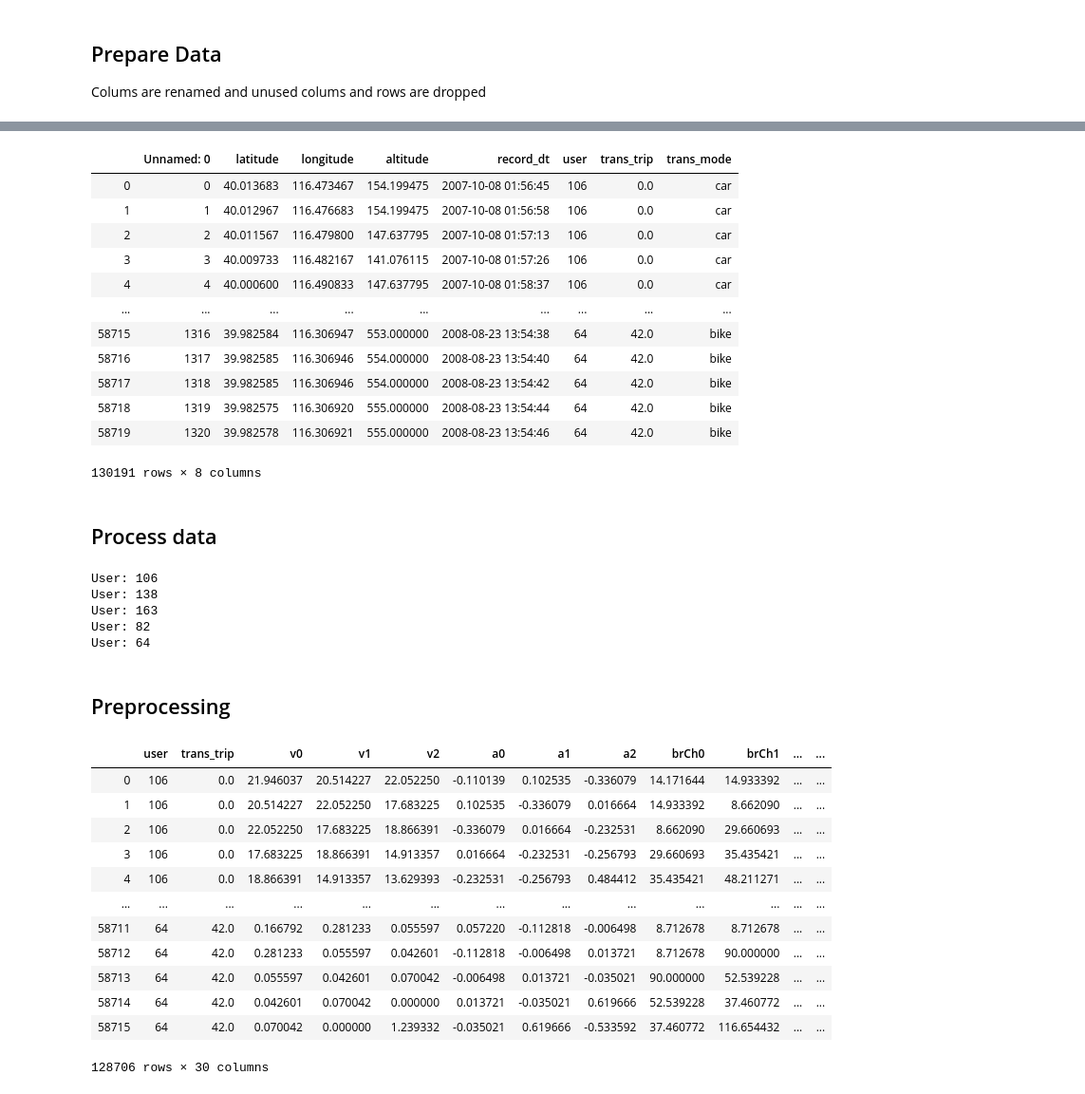
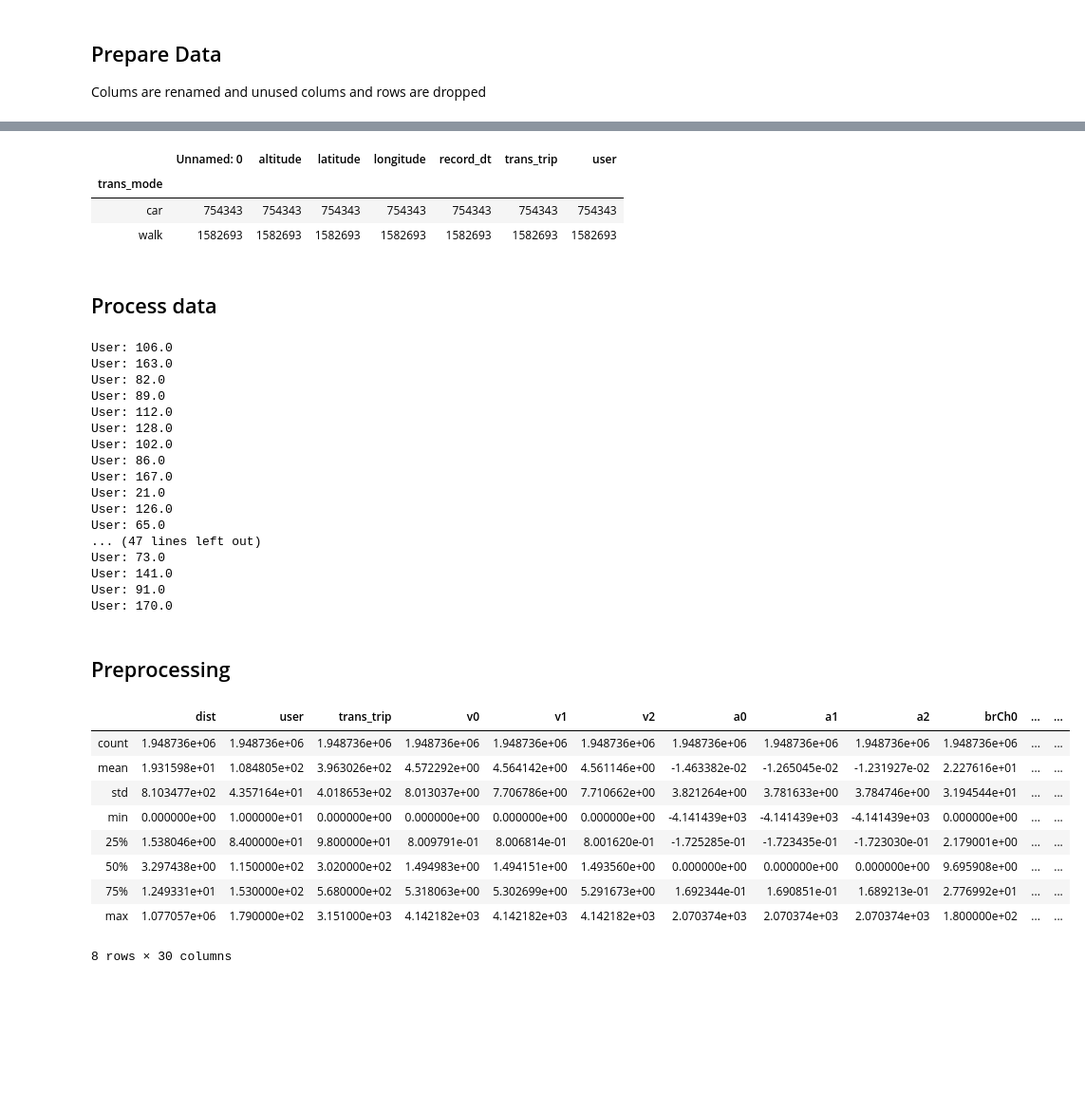
Before and after one commit to greenBene/ba-ml-model, a Jupyter notebook: feature-extraction and preprocessing.ipynb, the cells around one changed output, grey strips where cells are left out. Shown at 95% size. Cells and saved outputs as stored; diff of their text form; code cells hidden in the pictures; blank space fills up the shorter version.

```diff
--- a/feature-extraction and preprocessing.ipynb
+++ b/feature-extraction and preprocessing.ipynb
@@ -74,23 +116,20 @@ array(['car', 'walk', 'bike', 'bus', 'subway', 'airplane', 'train', 'run'],
 # %%
-used_classes = ['car', 'walk', 'bike', 'train']
+used_classes = ['car', 'walk']
 
 data_raw = data_raw.drop(data_raw[~data_raw['trans_mode'].isin(used_classes)].index)
+# %%
+data = pd.DataFrame()
+data = pd.concat([data_raw[data_raw["trans_mode"] == "car"], data_raw[data_raw["trans_mode"] == "walk"]])
+#data_raw[data_raw["trans_mode"] == "car"]
+# %%
+data.groupby(by="trans_mode").count()
+# %% [output]
+|  | Unnamed: 0 | altitude | latitude | longitude | record_dt | trans_trip | user |
+| trans_mode |  |  |  |  |  |  |  |
+| car | 754343 | 754343 | 754343 | 754343 | 754343 | 754343 | 754343 |
+| walk | 1582693 | 1582693 | 1582693 | 1582693 | 1582693 | 1582693 | 1582693 |
 # %%
-data_raw
+data_raw = data
-# %% [output]
-|  | Unnamed: 0 | latitude | longitude | altitude | record_dt | user | trans_trip | trans_mode |
-| 0 | 0 | 40.013683 | 116.473467 | 154.199475 | 2007-10-08 01:56:45 | 106 | 0.0 | car |
-| 1 | 1 | 40.012967 | 116.476683 | 154.199475 | 2007-10-08 01:56:58 | 106 | 0.0 | car |
-| 2 | 2 | 40.011567 | 116.479800 | 147.637795 | 2007-10-08 01:57:13 | 106 | 0.0 | car |
-| 3 | 3 | 40.009733 | 116.482167 | 141.076115 | 2007-10-08 01:57:26 | 106 | 0.0 | car |
-| 4 | 4 | 40.000600 | 116.490833 | 147.637795 | 2007-10-08 01:58:37 | 106 | 0.0 | car |
-| ... | ... | ... | ... | ... | ... | ... | ... | ... |
-| 58715 | 1316 | 39.982584 | 116.306947 | 553.000000 | 2008-08-23 13:54:38 | 64 | 42.0 | bike |
-| 58716 | 1317 | 39.982585 | 116.306946 | 554.000000 | 2008-08-23 13:54:40 | 64 | 42.0 | bike |
-| 58717 | 1318 | 39.982585 | 116.306946 | 554.000000 | 2008-08-23 13:54:42 | 64 | 42.0 | bike |
-| 58718 | 1319 | 39.982575 | 116.306920 | 555.000000 | 2008-08-23 13:54:44 | 64 | 42.0 | bike |
-| 58719 | 1320 | 39.982578 | 116.306921 | 555.000000 | 2008-08-23 13:54:46 | 64 | 42.0 | bike |
-130191 rows × 8 columns
 # %% [markdown]
 ## Process data
 # %%
@@ -129,6 +168,7 @@ for user in users[:files_to_read]:
         temp =  pd.DataFrame()
 
         ## Labels, not used for ml model
+        temp['dist'] = data_traj['dist']
         temp['user'] = data_traj['user']
         temp['trans_trip'] = data_traj['trans_trip']
 
@@ -182,31 +222,40 @@ for user in users[:files_to_read]:
 
         data = pd.concat([data,temp])
 # %% [output]
-User: 106
-User: 138
-User: 163
-User: 82
-User: 64
+User: 106.0
+User: 163.0
+User: 82.0
+User: 89.0
+User: 112.0
+User: 128.0
+User: 102.0
+User: 86.0
+User: 167.0
+User: 21.0
+User: 126.0
+User: 65.0
+... (47 lines left out)
+User: 73.0
+User: 141.0
+User: 91.0
+User: 170.0
 # %% [markdown]
 ## Preprocessing
 # %%
 final = data
 # %%
-final
+final.describe()
 # %% [output]
-|  | user | trans_trip | v0 | v1 | v2 | a0 | a1 | a2 | brCh0 | brCh1 | ... | ... |
-| 0 | 106 | 0.0 | 21.946037 | 20.514227 | 22.052250 | -0.110139 | 0.102535 | -0.336079 | 14.171644 | 14.933392 | ... | ... |
-| 1 | 106 | 0.0 | 20.514227 | 22.052250 | 17.683225 | 0.102535 | -0.336079 | 0.016664 | 14.933392 | 8.662090 | ... | ... |
-| 2 | 106 | 0.0 | 22.052250 | 17.683225 | 18.866391 | -0.336079 | 0.016664 | -0.232531 | 8.662090 | 29.660693 | ... | ... |
-| 3 | 106 | 0.0 | 17.683225 | 18.866391 | 14.913357 | 0.016664 | -0.232531 | -0.256793 | 29.660693 | 35.435421 | ... | ... |
-| 4 | 106 | 0.0 | 18.866391 | 14.913357 | 13.629393 | -0.232531 | -0.256793 | 0.484412 | 35.435421 | 48.211271 | ... | ... |
-| ... | ... | ... | ... | ... | ... | ... | ... | ... | ... | ... | ... | ... |
-| 58711 | 64 | 42.0 | 0.166792 | 0.281233 | 0.055597 | 0.057220 | -0.112818 | -0.006498 | 8.712678 | 8.712678 | ... | ... |
-| 58712 | 64 | 42.0 | 0.281233 | 0.055597 | 0.042601 | -0.112818 | -0.006498 | 0.013721 | 8.712678 | 90.000000 | ... | ... |
-| 58713 | 64 | 42.0 | 0.055597 | 0.042601 | 0.070042 | -0.006498 | 0.013721 | -0.035021 | 90.000000 | 52.539228 | ... | ... |
-| 58714 | 64 | 42.0 | 0.042601 | 0.070042 | 0.000000 | 0.013721 | -0.035021 | 0.619666 | 52.539228 | 37.460772 | ... | ... |
-| 58715 | 64 | 42.0 | 0.070042 | 0.000000 | 1.239332 | -0.035021 | 0.619666 | -0.533592 | 37.460772 | 116.654432 | ... | ... |
+|  | dist | user | trans_trip | v0 | v1 | v2 | a0 | a1 | a2 | brCh0 | ... | ... |
+| count | 1.948736e+06 | 1.948736e+06 | 1.948736e+06 | 1.948736e+06 | 1.948736e+06 | 1.948736e+06 | 1.948736e+06 | 1.948736e+06 | 1.948736e+06 | 1.948736e+06 | ... | ... |
+| mean | 1.931598e+01 | 1.084805e+02 | 3.963026e+02 | 4.572292e+00 | 4.564142e+00 | 4.561146e+00 | -1.463382e-02 | -1.265045e-02 | -1.231927e-02 | 2.227616e+01 | ... | ... |
+| std | 8.103477e+02 | 4.357164e+01 | 4.018653e+02 | 8.013037e+00 | 7.706786e+00 | 7.710662e+00 | 3.821264e+00 | 3.781633e+00 | 3.784746e+00 | 3.194544e+01 | ... | ... |
+| min | 0.000000e+00 | 1.000000e+01 | 0.000000e+00 | 0.000000e+00 | 0.000000e+00 | 0.000000e+00 | -4.141439e+03 | -4.141439e+03 | -4.141439e+03 | 0.000000e+00 | ... | ... |
+| 25% | 1.538046e+00 | 8.400000e+01 | 9.800000e+01 | 8.009791e-01 | 8.006814e-01 | 8.001620e-01 | -1.725285e-01 | -1.723435e-01 | -1.723030e-01 | 2.179001e+00 | ... | ... |
+| 50% | 3.297438e+00 | 1.150000e+02 | 3.020000e+02 | 1.494983e+00 | 1.494151e+00 | 1.493560e+00 | 0.000000e+00 | 0.000000e+00 | 0.000000e+00 | 9.695908e+00 | ... | ... |
+| 75% | 1.249331e+01 | 1.530000e+02 | 5.680000e+02 | 5.318063e+00 | 5.302699e+00 | 5.291673e+00 | 1.692344e-01 | 1.690851e-01 | 1.689213e-01 | 2.776992e+01 | ... | ... |
+| max | 1.077057e+06 | 1.790000e+02 | 3.151000e+03 | 4.142182e+03 | 4.142182e+03 | 4.142182e+03 | 2.070374e+03 | 2.070374e+03 | 2.070374e+03 | 1.800000e+02 | ... | ... |
-128706 rows × 30 columns
+8 rows × 30 columns
 # %%
 final = final.drop(final[(final['class'] == 'walk') & ((final['max(v)'] > 7) | (final['max(a)'] >= 3))].index)
 final = final.drop(final[(final['class'] == 'bike') & ((final['max(v)'] > 12) | (final['max(a)'] >= 3))].index)
```
Also changed, not shown: parts of 10 cells of this notebook, 6 other files.
